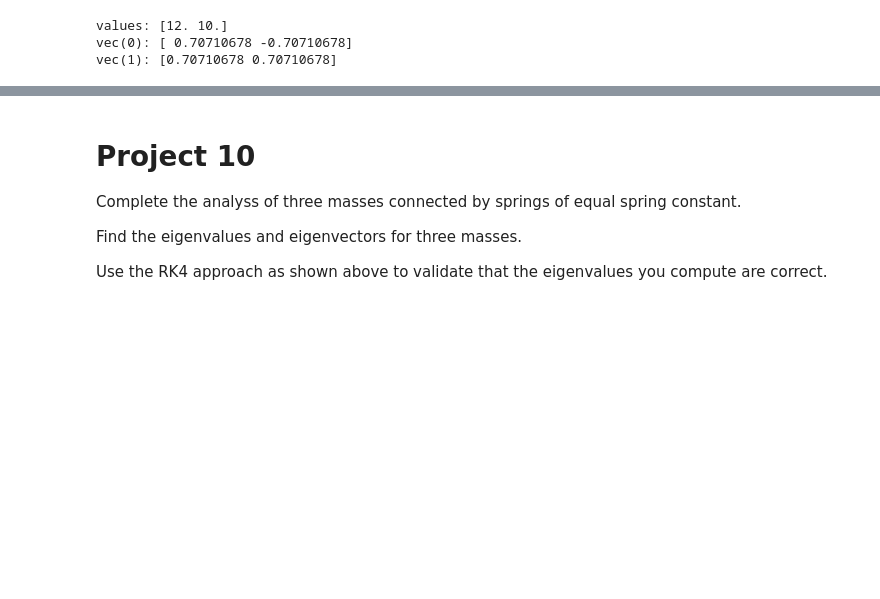
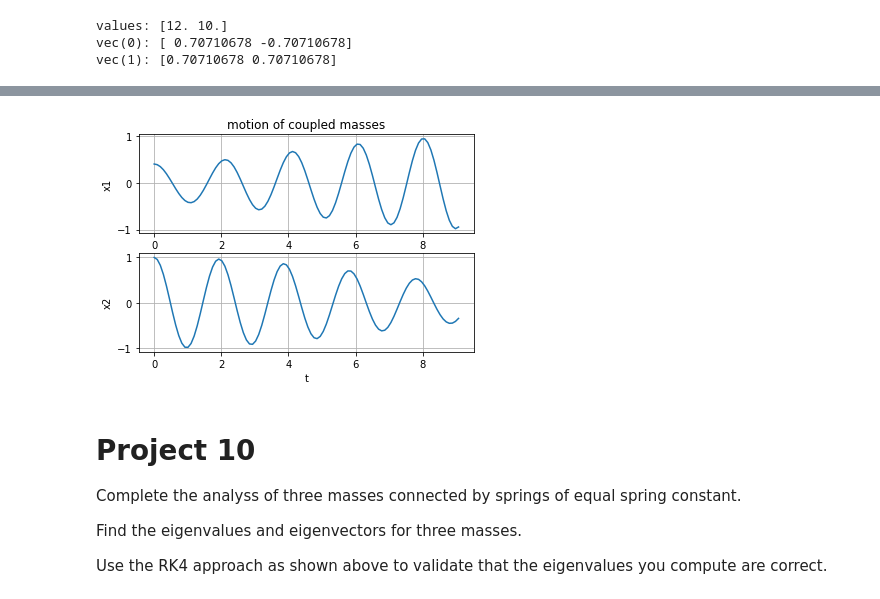
Before and after one commit to sspickle/sci-comp-notebooks, a Jupyter notebook: P10-CoupledMasses.ipynb, the cells around one changed output, grey strips where cells are left out. Cells and saved outputs as stored; diff of their text form; code cells hidden in the pictures; blank space fills up the shorter version.

```diff
--- a/P10-CoupledMasses.ipynb
+++ b/P10-CoupledMasses.ipynb
@@ -190,3 +225,20 @@ vec(1): [0.70710678 0.70710678]
+# %%
+if not USE_VISUAL:
+    Tf = 5*2*np.pi/np.sqrt(vals[0]) # take 5 periods of the high freq
+    t = np.linspace(0,Tf,100)
+    x = c0*np.array([vecs[:,0]]).T*np.cos(np.sqrt(vals[0])*t) + c1*np.array([vecs[:,1]]).T*np.cos(np.sqrt(vals[1])*t)
+    pl.subplot(211)
+    pl.ylabel("x1")
+    pl.title("motion of coupled masses")
+    pl.plot(t,x[0,:],label="x1")
+    pl.grid()
+    pl.subplot(212)
+    pl.ylabel("x2")
+    pl.xlabel("t")
+    pl.plot(t,x[1,:],label="x2")
+    pl.grid()
+# %% [output]
+[figure, added]
 # %% [markdown]
 Project 10
 ===========
```
Also changed, not shown: parts of 2 cells of this notebook.
